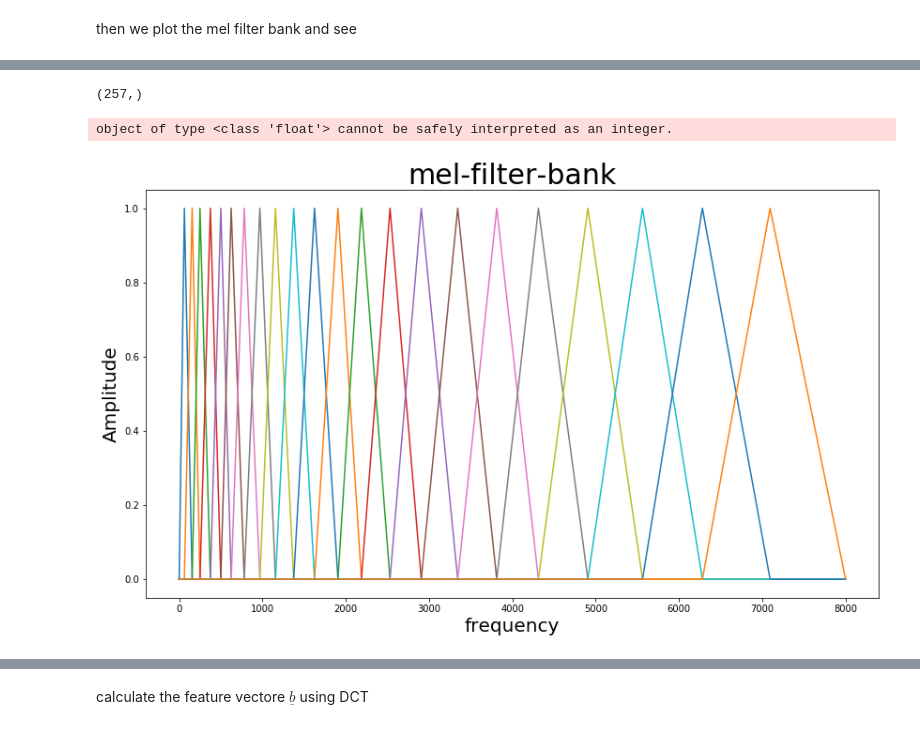
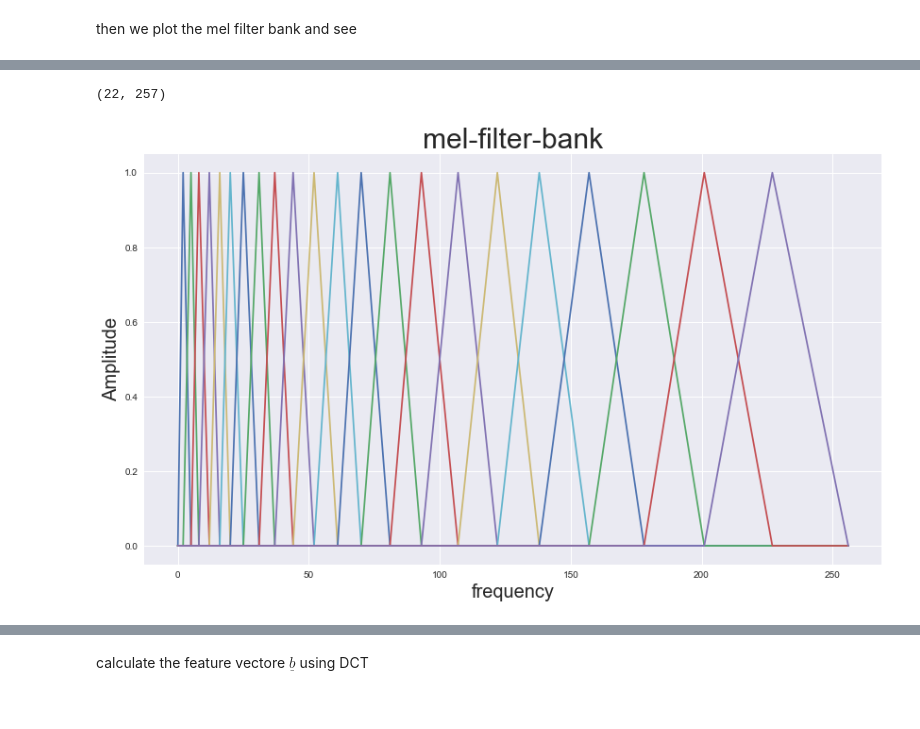
Before and after one commit to yushinliu/lab, a Jupyter notebook: task_2_version_0/Task2.ipynb, the cells around one changed output, grey strips where cells are left out. Saved outputs shown, nothing was run; the diff lists cells and outputs as text; code cells hidden in the pictures.

```diff
--- a/task_2_version_0/Task2.ipynb
+++ b/task_2_version_0/Task2.ipynb
@@ -155,2 +151,2 @@ def frame_segment(samples):
 # %%
-frame_set,frame_num=frame_segment(samples)
+frame_set,K_value=frame_segment(samples)
@@ -196,7 +166,9 @@ train_frame_set.shape
 try to figure out the noise signal power from the mixed signal power
 # %%
 mixed_power_set=[]
-for k in range(frame_num):
+for k in range(K_value):
+    if np.sum(np.float64((frame_set[k]))**2)<0:
+        print(k)
     mixed_power_set.append(1/(L_value)*np.sum((np.float64(frame_set[k]))**2))#use np.float64 to avoid overflow encountered in long scalars
 # %%
 plt.figure(figsize=(14,8))
@@ -363,2 +283,13 @@ def mel_filter_bank(sample_rate,NFFT,pow_frames,nfilt):
+# %%
+#sample_rate=16000
+#nfilt = 40
+nfilt = 22
+low_freq_mel = 0
+#(sample_rate/2)??? because of rfft?
+high_freq_mel = (2595 * np.log10(1 + (sample_rate/2) / 700))  # Convert Hz to Mel #Mel Scale function
+# nfilt + 2: add the boundary points
+mel_points = np.linspace(low_freq_mel, high_freq_mel, nfilt + 2)  # Equally spaced in Mel scale
+hz_points = (700 * (10**(mel_points / 2595) - 1))  # Convert Mel to Hz  # Power Spectrum # Inverse function
+bins = np.floor((NFFT + 1) * hz_points / sample_rate)
 # %% [markdown]
 then we plot the mel filter bank and see
@@ -371,19 +326,17 @@ filter_banks.shape
 # %%
-fbank[0].shape
+fbank.shape
 # %% [output]
-(257,)
+(22, 257)
 # %%
-def mel_plot(fbank,hz_points):
+def mel_plot(fbank):
     plt.figure(figsize=(14,8))
     plt.title("mel-filter-bank",size=30)
     plt.xlabel("frequency",size=20)
     plt.ylabel("Amplitude",size=20)
-
     for i in range(fbank.shape[0]):
-        plt.plot(np.linspace(0,np.int32(hz_points[-1]),(NFFT+2)/2),fbank[i])
+        plt.plot(range(fbank.shape[1]),fbank[i])
     plt.show()
 # %%
-mel_plot(fbank,hz_points)
+mel_plot(fbank)
 # %% [output]
-object of type <class 'float'> cannot be safely interpreted as an integer.
-[figure, old version]
+[figure, new version]
```
Also changed, not shown: parts of 128 cells of this notebook, 22 other files.
